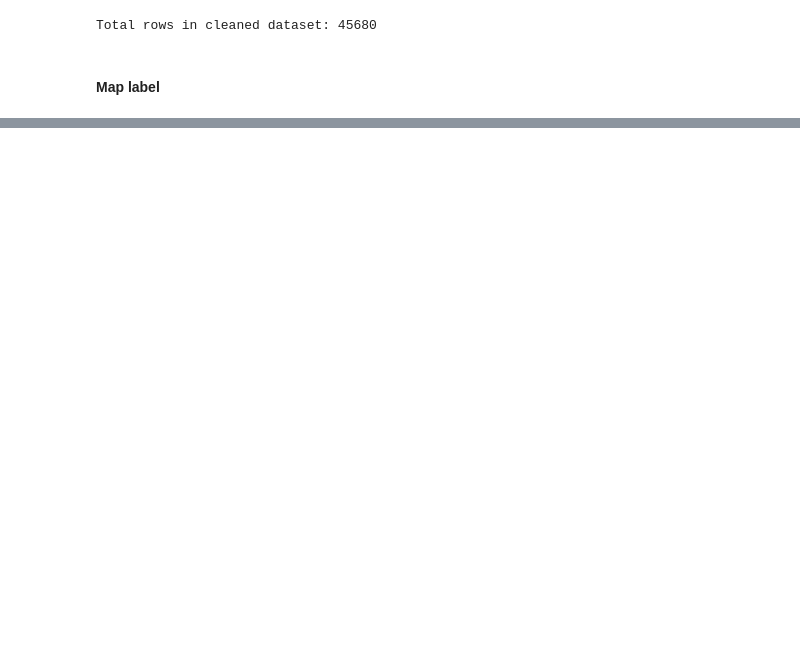
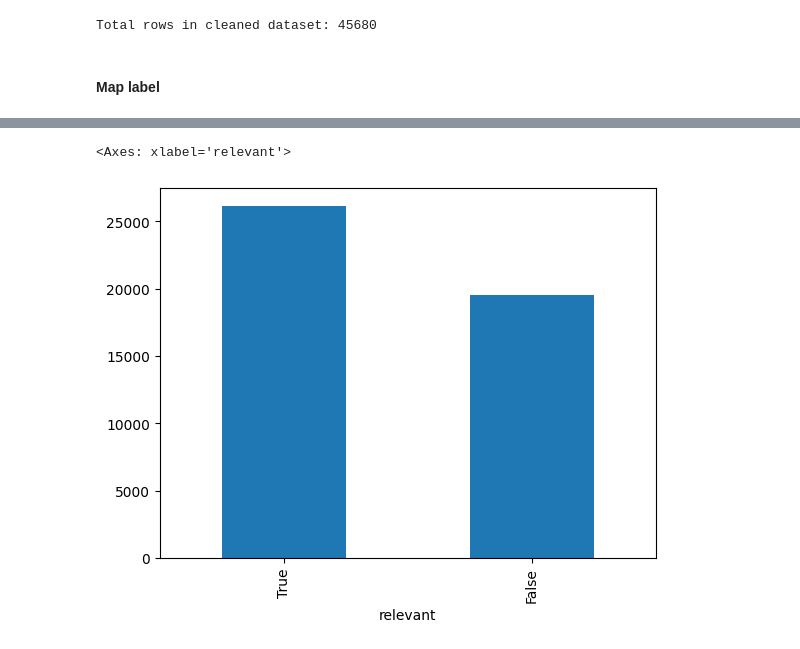
Before and after one commit to dhnhut/disaster-tweets, a Jupyter notebook: notebooks/0_dataset_CrisisNLP_R1.ipynb, the cells around one changed output, grey strips where cells are left out. Cells and saved outputs as stored; diff of their text form; code cells hidden in the pictures; blank space fills up the shorter version.

```diff
--- a/notebooks/0_dataset_CrisisNLP_R1.ipynb
+++ b/notebooks/0_dataset_CrisisNLP_R1.ipynb
@@ -409,0 +474,5 @@ df_non_dupl.to_csv( 'datasets/CrisisNLP.csv', index=False)
+# %%
+df_non_dupl['relevant'].value_counts().plot(kind='bar')
+# %% [output]
+<Axes: xlabel='relevant'>
+[figure, added]
```
Also changed, not shown: parts of 5 cells of this notebook.
